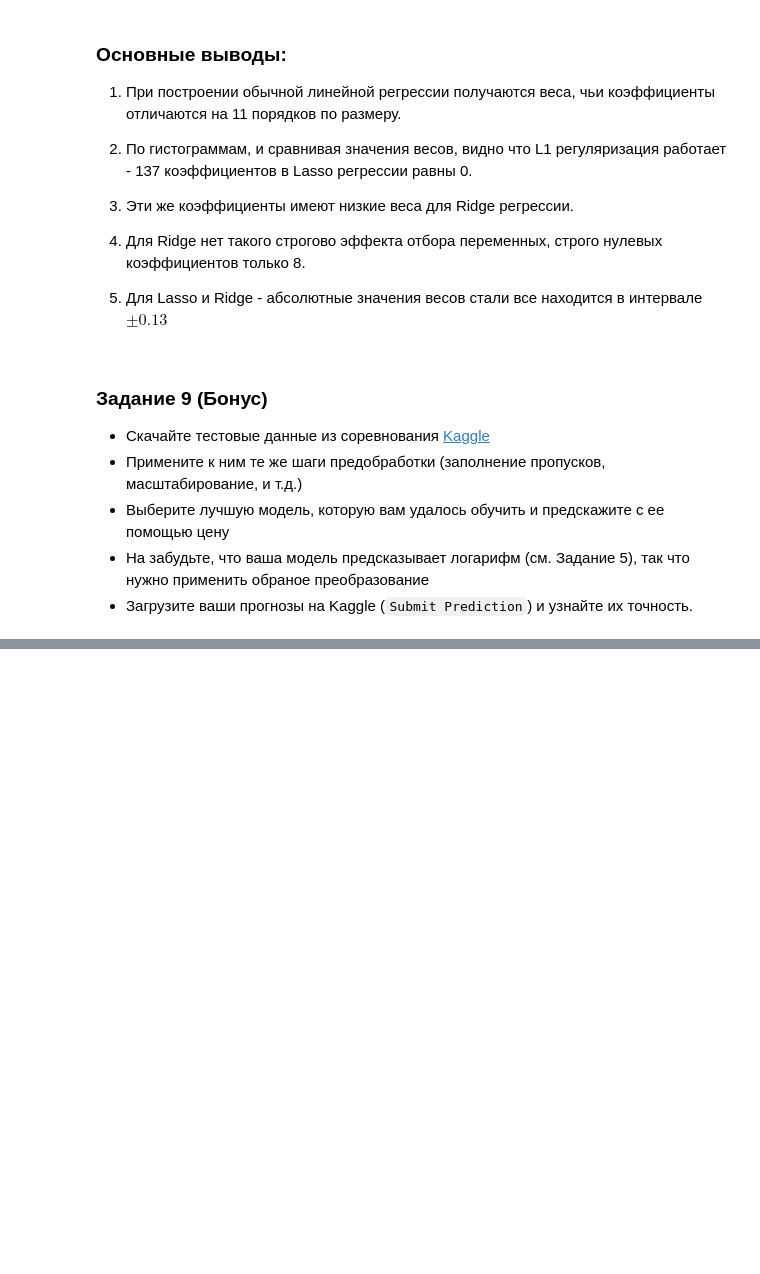
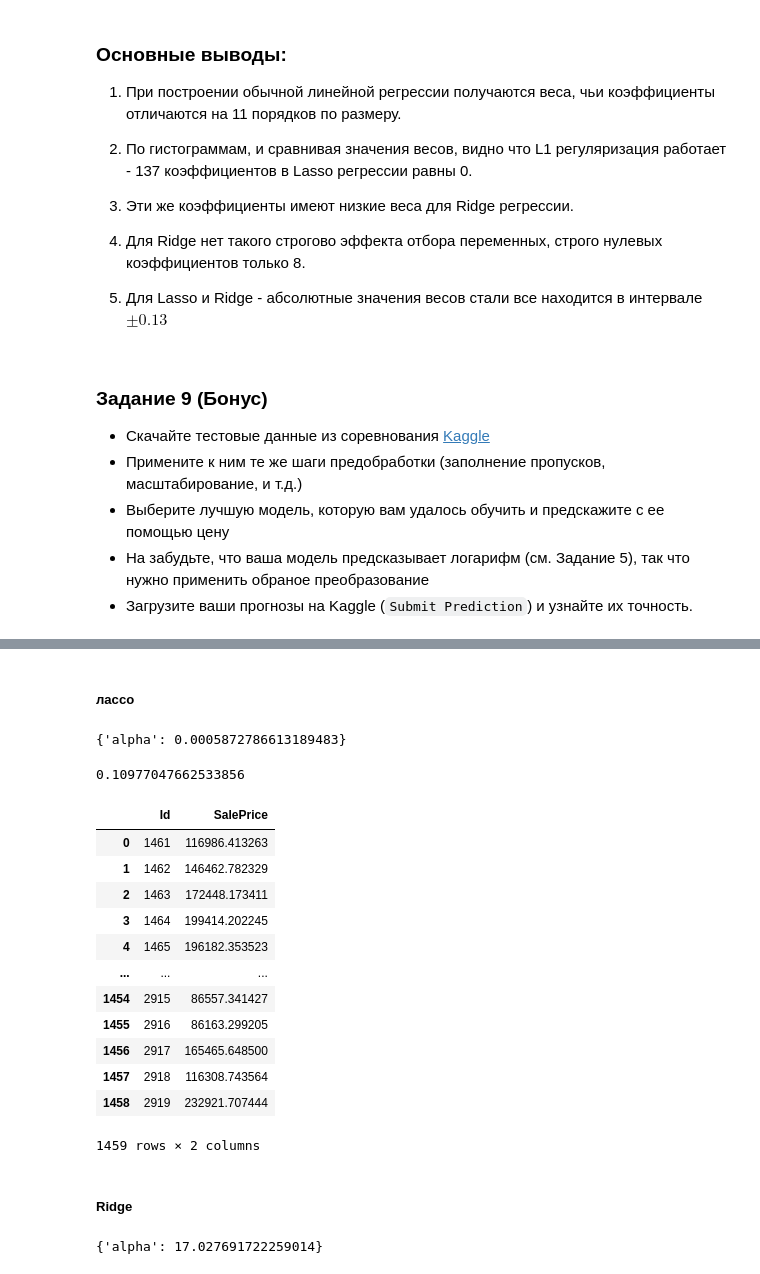
Before and after one commit to ksetdekov/ml_dpo_2021, a Jupyter notebook: hw/hw2/hw02.ipynb, the cells around one changed output, grey strips where cells are left out. Cells and saved outputs as stored; diff of their text form; code cells hidden in the pictures; blank space fills up the shorter version.

```diff
--- a/hw/hw2/hw02.ipynb
+++ b/hw/hw2/hw02.ipynb
@@ -920,0 +1074,61 @@ len(ridge_ful.coef_[ridge_ful.coef_ == 0])
+# %%
+# scaled
+X_to_scale = X_no_nans_real
+
+X_normalized = scaler.transform(X_to_scale)
+X_normalized = pd.DataFrame(X_normalized, columns = X_to_scale.columns)
+
+# one-hot
+enc_output = drop_enc.transform(X_no_nans_cat).toarray()
+X_dum = pd.DataFrame(enc_output, columns = drop_enc.get_feature_names(X_no_nans_cat.columns))
+
+
+X_test_transformed = pd.concat([X_normalized, X_dum], axis=1)
+# %%
+y_log = np.log1p(data_tr.SalePrice)
+X_train, X_val, y_train = (X_transformed, X_test_transformed,y_log )
+# %% [markdown]
+##### лассо
+# %%
+lasso_grid_searcher = GridSearchCV(
+    Lasso(max_iter=9000,  random_state=13),
+    param_grid={
+        'alpha': np.logspace(-5, 3, num=200)
+    },
+    cv=5,
+    scoring='neg_root_mean_squared_error'
+)
+
+lasso_grid_searcher.fit(X_train,y_train)
+lasso_grid_searcher.best_params_
+# %% [output]
+{'alpha': 0.0005872786613189483}
+# %%
+lasso_ful = Lasso(alpha =lasso_grid_searcher.best_params_['alpha'], max_iter=9000,  random_state=13)
+lasso_ful.fit(X_train,y_train)
+y_hat_lasso_train = lasso_ful.predict(X_train)
+print(mean_squared_error(y_train, y_hat_lasso_train, squared=False))
+
+
+y_hat_lasso_test = np.expm1(lasso_ful.predict(X_val))
+# %% [output]
+0.10977047662533856
+# %%
+output_lasso = pd.DataFrame()
+output_lasso['Id'] = id_output
+output_lasso['SalePrice'] = y_hat_lasso_test
+output_lasso
+# %% [output]
+|  | Id | SalePrice |
+| 0 | 1461 | 116986.413263 |
+| 1 | 1462 | 146462.782329 |
+| 2 | 1463 | 172448.173411 |
+| 3 | 1464 | 199414.202245 |
+| 4 | 1465 | 196182.353523 |
+| ... | ... | ... |
+| 1454 | 2915 | 86557.341427 |
+| 1455 | 2916 | 86163.299205 |
+| 1456 | 2917 | 165465.648500 |
+| 1457 | 2918 | 116308.743564 |
+| 1458 | 2919 | 232921.707444 |
+1459 rows × 2 columns
@@ -920,0 +1137,17 @@ len(ridge_ful.coef_[ridge_ful.coef_ == 0])
+# %% [markdown]
+##### Ridge
+# %%
+# your Ridge code here
+ridge_grid_searcher = GridSearchCV(
+    Ridge(max_iter=9000,  random_state=13),
+    param_grid={
+        'alpha': np.logspace(-5, 3, num=200)
+    },
+    cv=5,
+    scoring='neg_root_mean_squared_error'
+)
+
+ridge_grid_searcher.fit(X_train,y_train);
+ridge_grid_searcher.best_params_
+# %% [output]
+{'alpha': 17.027691722259014}
```
Also changed, not shown: parts of 15 cells of this notebook.
